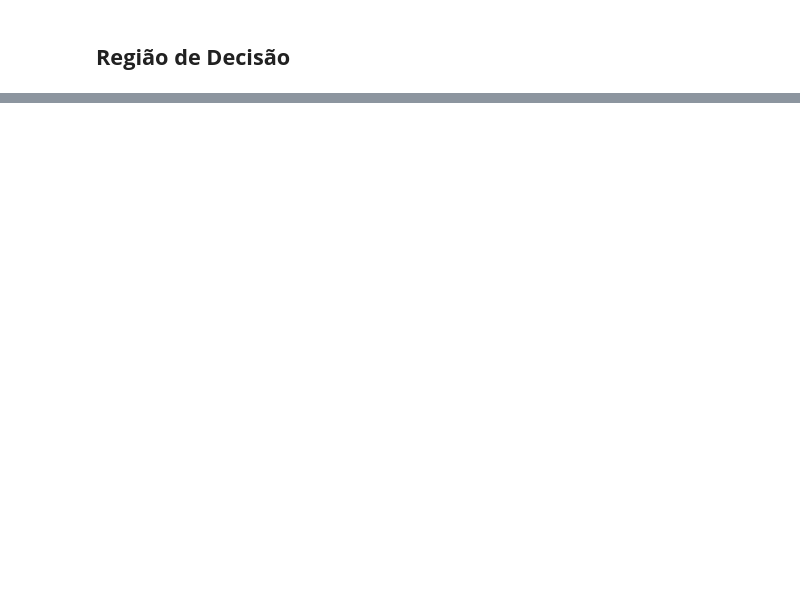
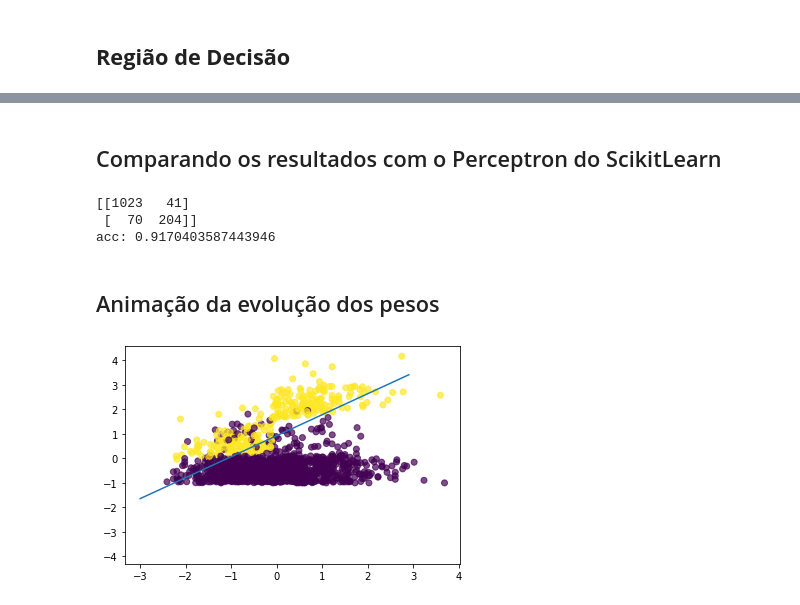
Before and after one commit to ricardorocha86/Python-para-Machine-Learning, a Jupyter notebook: Redes_Neurais_no_Python.ipynb, the cells around one changed output, grey strips where cells are left out. Cells and saved outputs as stored; diff of their text form; code cells hidden in the pictures; blank space fills up the shorter version.

```diff
--- a/Redes_Neurais_no_Python.ipynb
+++ b/Redes_Neurais_no_Python.ipynb
@@ -111,0 +166,46 @@ modelo.loss_curve_
+# %% [markdown]
+## Comparando os resultados com o Perceptron do ScikitLearn
+# %%
+from sklearn.linear_model import Perceptron
+
+clf = Perceptron()
+clf.fit(X, y)
+print(confusion_matrix(y, clf.predict(X)))
+print('acc:', (y == clf.predict(X)).mean())
+# %% [output]
+[[1023   41]
+ [  70  204]]
+acc: 0.9170403587443946
+# %% [markdown]
+## Animação da evolução dos pesos
+# %%
+import numpy as np
+import matplotlib.pyplot as plt
+import matplotlib.animation as animation
+
+fig, ax = plt.subplots()
+
+frames = 300
+x = np.arange(-3, 3, 0.1)
+
+w = pesos[0]
+fx = x*(-w[1]/w[2]) - w[0]/w[2]
+
+line, = ax.plot(x, fx)
+ax.scatter(X1, X2, c = y, alpha = 0.7)
+
+def animate(i):
+    w = pesos[i*5]
+    fx = x*(-w[1]/w[2]) - w[0]/w[2]
+    line.set_ydata(fx)  # update the data.
+    return line,
+
+
+ani = animation.FuncAnimation(
+    fig, animate, interval=50, blit=True, save_count=frames)
+
+ani.save("movie.mp4")
+
+plt.show()
+# %% [output]
+[figure, added]
```
Also changed, not shown: parts of 9 cells of this notebook.
